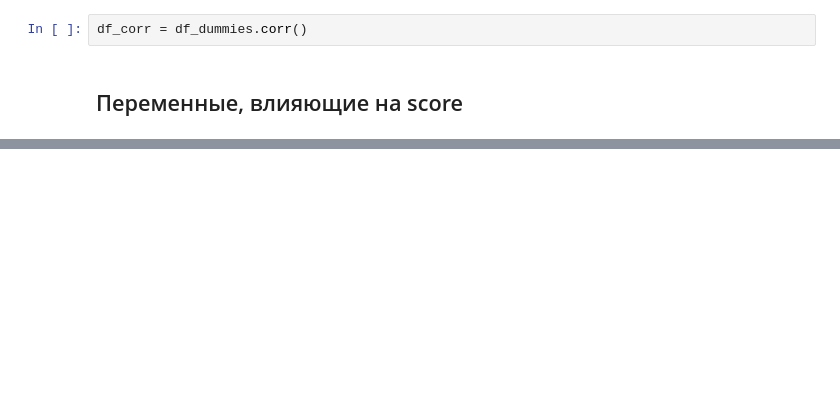
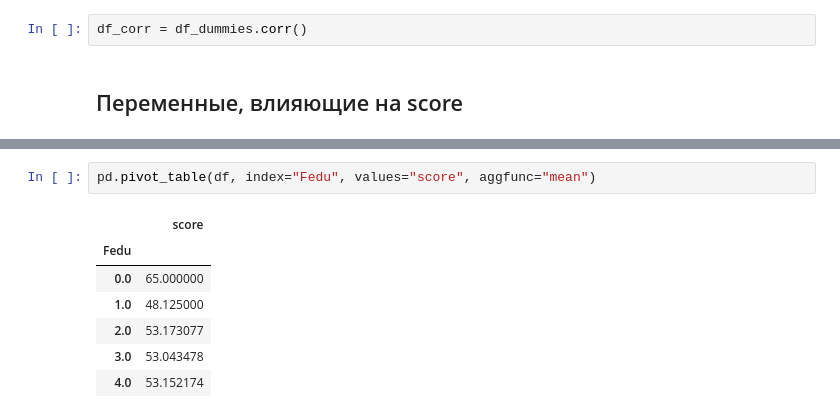
Before and after one commit to artkel/module_2, a Jupyter notebook: EDA_UNICEF.ipynb, the cells around one changed output, grey strips where cells are left out. Drawn from its saved outputs; the diff is of its cells as text; blank space fills up the shorter version.

```diff
--- a/EDA_UNICEF.ipynb
+++ b/EDA_UNICEF.ipynb
@@ -1032,0 +1048,10 @@ sns.boxplot(x="Fjob", y="score", data = df)
+# %%
+pd.pivot_table(df, index="Fedu", values="score", aggfunc="mean")
+# %% [output]
+|  | score |
+| Fedu |  |
+| 0.0 | 65.000000 |
+| 1.0 | 48.125000 |
+| 2.0 | 53.173077 |
+| 3.0 | 53.043478 |
+| 4.0 | 53.152174 |
```
Also changed, not shown: parts of 54 cells of this notebook.
